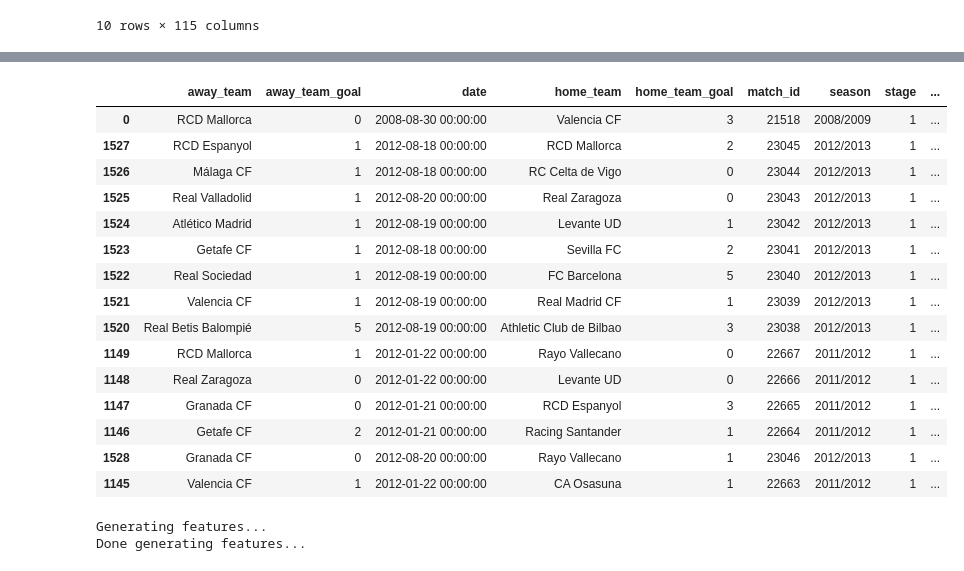
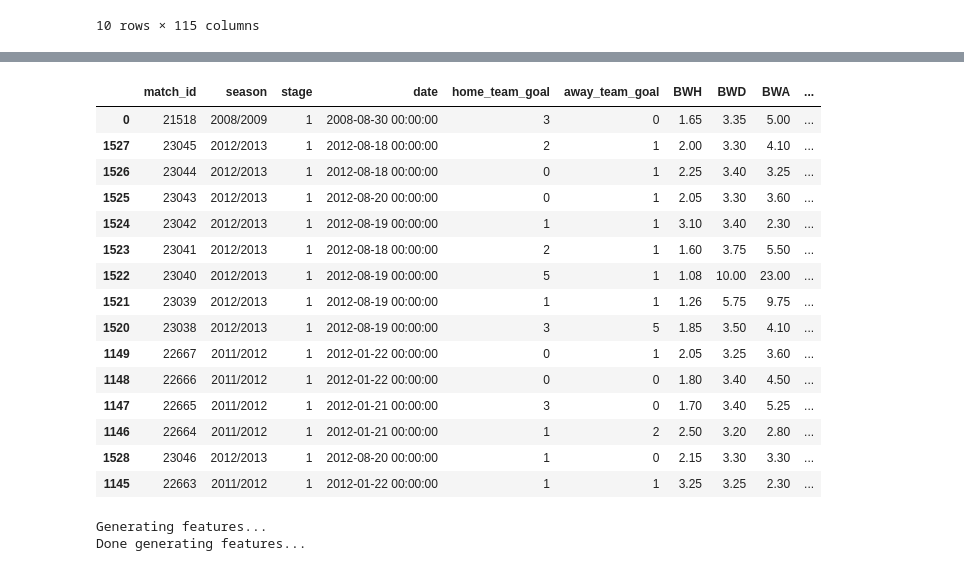
Before and after one commit to psalaberria002/machine-learning, a Jupyter notebook: projects/capstone/laliga_predictions/laliga_predictions.ipynb, the cells around one changed output, grey strips where cells are left out. Saved outputs shown, nothing was run; the diff lists cells and outputs as text; code cells hidden in the pictures.

```diff
--- a/projects/capstone/laliga_predictions/laliga_predictions.ipynb
+++ b/projects/capstone/laliga_predictions/laliga_predictions.ipynb
@@ -52,8 +45,8 @@ match_data.head(10)
 | 9 | 21527 | 21518 | 21518 | 2008/2009 | 1 | 2008-08-31 00:00:00 | 530092 | 9906 | ... |
 10 rows × 115 columns
 # %%
-# Only interesting columns, exclude betting odds for now
-matches = match_data[match_data.columns[:11]]
+# Only interesting columns, include BWIN betting odds
+matches = match_data[match_data.columns[:11]].join(match_data[match_data.columns[88:91]])
 teams = team_data
 
 # Add team names & tidy up
@@ -75,16 +67,0 @@ matches.tail()
-# %%
-# TODO: Add data for new seasons (16/17), (17/18) matches
-latest_match_data = {}
-
-latest_matches = pd.DataFrame(latest_match_data, columns=['match_id', 'season', 'stage', 'date',
-                                                          'home_team_goal', 'away_team_goal',
-                                                          'home_team','away_team'])
-latest_matches.head(20)
-
-# Add to full training data to predict current season
-matches = pd.concat([matches, latest_matches])
-matches = matches.reset_index(drop=True)
-
-# Create a full set of match data that can be used with feature engineering later
-full_matches = matches.copy()
-full_matches.tail(10)
@@ -103,24 +68,25 @@ full_matches.tail(10)
 # %%
-
+# Sort matches by stage numerically, not by string
+full_matches=matches
 full_matches['stage'] = full_matches['stage'].apply(pd.to_numeric, errors='coerce')
 
 full_matches.sort_values(by='stage', inplace=True)
 full_matches.head(15)
 # %% [output]
-|  | away_team | away_team_goal | date | home_team | home_team_goal | match_id | season | stage | ... |
-| 0 | RCD Mallorca | 0 | 2008-08-30 00:00:00 | Valencia CF | 3 | 21518 | 2008/2009 | 1 | ... |
-| 1527 | RCD Espanyol | 1 | 2012-08-18 00:00:00 | RCD Mallorca | 2 | 23045 | 2012/2013 | 1 | ... |
-| 1526 | Málaga CF | 1 | 2012-08-18 00:00:00 | RC Celta de Vigo | 0 | 23044 | 2012/2013 | 1 | ... |
-| 1525 | Real Valladolid | 1 | 2012-08-20 00:00:00 | Real Zaragoza | 0 | 23043 | 2012/2013 | 1 | ... |
-| 1524 | Atlético Madrid | 1 | 2012-08-19 00:00:00 | Levante UD | 1 | 23042 | 2012/2013 | 1 | ... |
-| 1523 | Getafe CF | 1 | 2012-08-18 00:00:00 | Sevilla FC | 2 | 23041 | 2012/2013 | 1 | ... |
-| 1522 | Real Sociedad | 1 | 2012-08-19 00:00:00 | FC Barcelona | 5 | 23040 | 2012/2013 | 1 | ... |
-| 1521 | Valencia CF | 1 | 2012-08-19 00:00:00 | Real Madrid CF | 1 | 23039 | 2012/2013 | 1 | ... |
-| 1520 | Real Betis Balompié | 5 | 2012-08-19 00:00:00 | Athletic Club de Bilbao | 3 | 23038 | 2012/2013 | 1 | ... |
-| 1149 | RCD Mallorca | 1 | 2012-01-22 00:00:00 | Rayo Vallecano | 0 | 22667 | 2011/2012 | 1 | ... |
-| 1148 | Real Zaragoza | 0 | 2012-01-22 00:00:00 | Levante UD | 0 | 22666 | 2011/2012 | 1 | ... |
-| 1147 | Granada CF | 0 | 2012-01-21 00:00:00 | RCD Espanyol | 3 | 22665 | 2011/2012 | 1 | ... |
-| 1146 | Getafe CF | 2 | 2012-01-21 00:00:00 | Racing Santander | 1 | 22664 | 2011/2012 | 1 | ... |
-| 1528 | Granada CF | 0 | 2012-08-20 00:00:00 | Rayo Vallecano | 1 | 23046 | 2012/2013 | 1 | ... |
-| 1145 | Valencia CF | 1 | 2012-01-22 00:00:00 | CA Osasuna | 1 | 22663 | 2011/2012 | 1 | ... |
+|  | match_id | season | stage | date | home_team_goal | away_team_goal | BWH | BWD | BWA | ... |
+| 0 | 21518 | 2008/2009 | 1 | 2008-08-30 00:00:00 | 3 | 0 | 1.65 | 3.35 | 5.00 | ... |
+| 1527 | 23045 | 2012/2013 | 1 | 2012-08-18 00:00:00 | 2 | 1 | 2.00 | 3.30 | 4.10 | ... |
+| 1526 | 23044 | 2012/2013 | 1 | 2012-08-18 00:00:00 | 0 | 1 | 2.25 | 3.40 | 3.25 | ... |
+| 1525 | 23043 | 2012/2013 | 1 | 2012-08-20 00:00:00 | 0 | 1 | 2.05 | 3.30 | 3.60 | ... |
+| 1524 | 23042 | 2012/2013 | 1 | 2012-08-19 00:00:00 | 1 | 1 | 3.10 | 3.40 | 2.30 | ... |
+| 1523 | 23041 | 2012/2013 | 1 | 2012-08-18 00:00:00 | 2 | 1 | 1.60 | 3.75 | 5.50 | ... |
+| 1522 | 23040 | 2012/2013 | 1 | 2012-08-19 00:00:00 | 5 | 1 | 1.08 | 10.00 | 23.00 | ... |
+| 1521 | 23039 | 2012/2013 | 1 | 2012-08-19 00:00:00 | 1 | 1 | 1.26 | 5.75 | 9.75 | ... |
+| 1520 | 23038 | 2012/2013 | 1 | 2012-08-19 00:00:00 | 3 | 5 | 1.85 | 3.50 | 4.10 | ... |
+| 1149 | 22667 | 2011/2012 | 1 | 2012-01-22 00:00:00 | 0 | 1 | 2.05 | 3.25 | 3.60 | ... |
+| 1148 | 22666 | 2011/2012 | 1 | 2012-01-22 00:00:00 | 0 | 0 | 1.80 | 3.40 | 4.50 | ... |
+| 1147 | 22665 | 2011/2012 | 1 | 2012-01-21 00:00:00 | 3 | 0 | 1.70 | 3.40 | 5.25 | ... |
+| 1146 | 22664 | 2011/2012 | 1 | 2012-01-21 00:00:00 | 1 | 2 | 2.50 | 3.20 | 2.80 | ... |
+| 1528 | 23046 | 2012/2013 | 1 | 2012-08-20 00:00:00 | 1 | 0 | 2.15 | 3.30 | 3.30 | ... |
+| 1145 | 22663 | 2011/2012 | 1 | 2012-01-22 00:00:00 | 1 | 1 | 3.25 | 3.25 | 2.30 | ... |
 # %%
```
Also changed, not shown: parts of 15 cells of this notebook.
